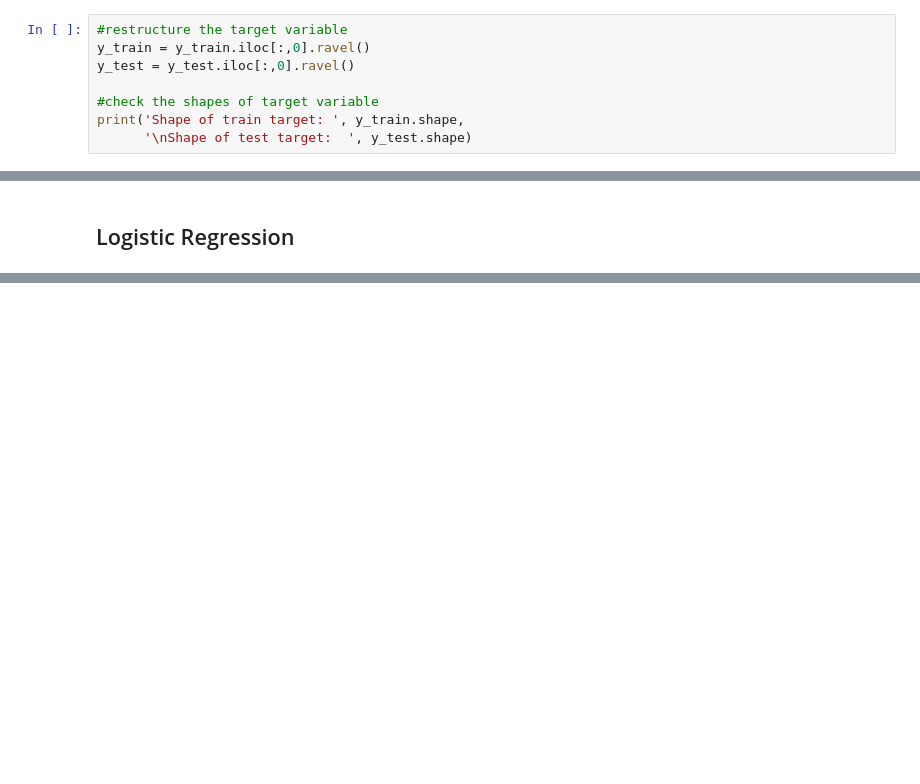
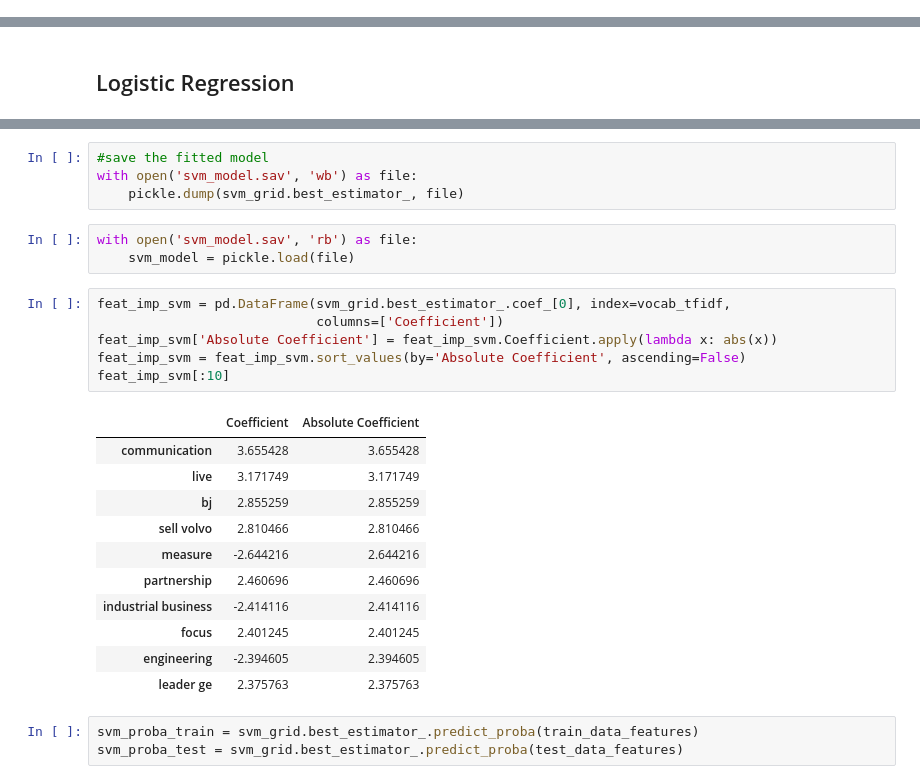
Before and after one commit to apy444/nlp_sentiment_business_articles, a Jupyter notebook: Technical_notebook.ipynb, the cells around one changed output, grey strips where cells are left out. Cells and saved outputs as stored; diff of their text form; blank space fills up the shorter version.

```diff
--- a/Technical_notebook.ipynb
+++ b/Technical_notebook.ipynb
@@ -80,8 +120,0 @@ Name: 0, dtype: float64
-# %%
-#restructure the target variable
-y_train = y_train.iloc[:,0].ravel()
-y_test = y_test.iloc[:,0].ravel()
-
-#check the shapes of target variable
-print('Shape of train target: ', y_train.shape,
-      '\nShape of test target:  ', y_test.shape)
@@ -229,0 +399,28 @@ feat_imp_forest.head(20)
+# %%
+#save the fitted model
+with open('svm_model.sav', 'wb') as file:
+    pickle.dump(svm_grid.best_estimator_, file)
+# %%
+with open('svm_model.sav', 'rb') as file:
+    svm_model = pickle.load(file)
+# %%
+feat_imp_svm = pd.DataFrame(svm_grid.best_estimator_.coef_[0], index=vocab_tfidf,
+                            columns=['Coefficient'])
+feat_imp_svm['Absolute Coefficient'] = feat_imp_svm.Coefficient.apply(lambda x: abs(x))
+feat_imp_svm = feat_imp_svm.sort_values(by='Absolute Coefficient', ascending=False)
+feat_imp_svm[:10]
+# %% [output]
+|  | Coefficient | Absolute Coefficient |
+| communication | 3.655428 | 3.655428 |
+| live | 3.171749 | 3.171749 |
+| bj | 2.855259 | 2.855259 |
+| sell volvo | 2.810466 | 2.810466 |
+| measure | -2.644216 | 2.644216 |
+| partnership | 2.460696 | 2.460696 |
+| industrial business | -2.414116 | 2.414116 |
+| focus | 2.401245 | 2.401245 |
+| engineering | -2.394605 | 2.394605 |
+| leader ge | 2.375763 | 2.375763 |
+# %%
+svm_proba_train = svm_grid.best_estimator_.predict_proba(train_data_features)
+svm_proba_test = svm_grid.best_estimator_.predict_proba(test_data_features)
```
Also changed, not shown: parts of 86 cells of this notebook.
